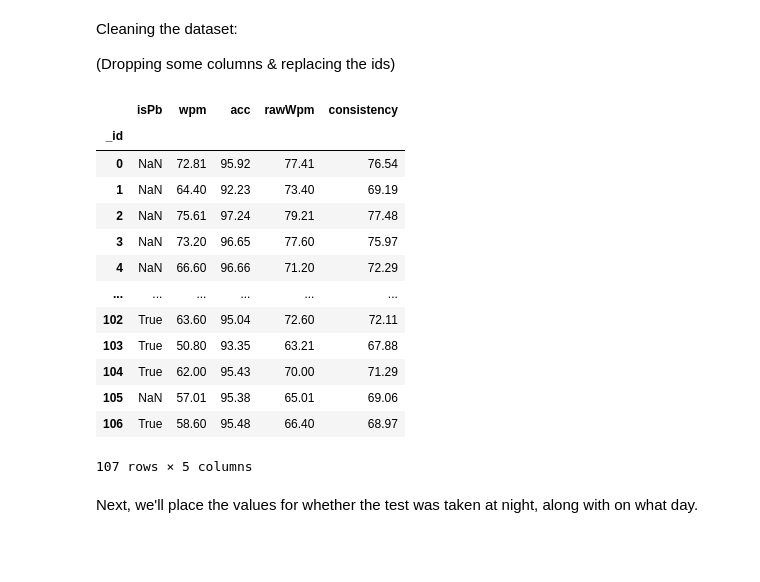
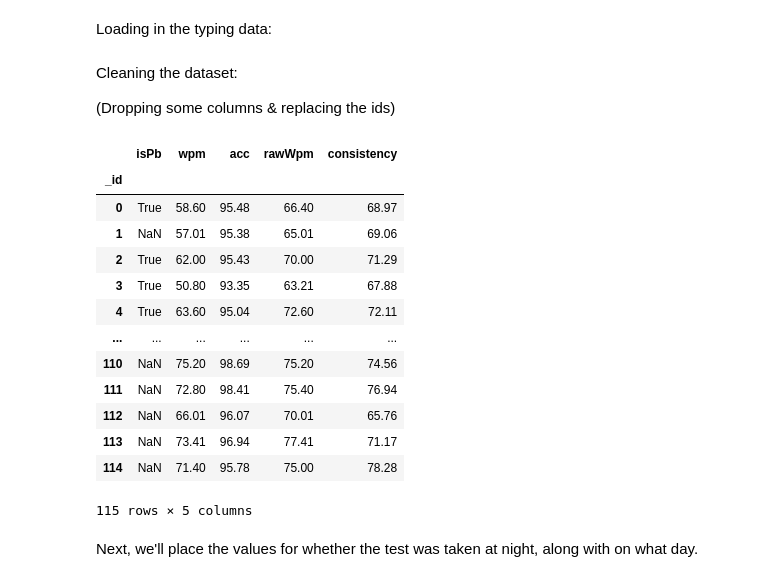
Before and after one commit to noahbarron/GonzagaCPSC222-final-project, a Jupyter notebook: FinalProject.ipynb, the cells around one changed output. Saved outputs shown, nothing was run; the diff lists cells and outputs as text; code cells hidden in the pictures; blank space fills up the shorter version.

```diff
--- a/FinalProject.ipynb
+++ b/FinalProject.ipynb
@@ -9,40 +24,50 @@ Loading in the typing data:
+# %% [markdown]
+Loading in the typing data:
 # %%
+import utils
+
 import pandas as pd
 
-typing_df = pd.read_csv("typing_4-19-26.csv")
+typing_df = pd.read_csv("typing_4-29-26.csv")
 # %% [markdown]
 Cleaning the dataset:
 
 (Dropping some columns & replacing the ids)
 # %%
+# reversing the order of the dataframe from newest -> oldest to oldest -> newest
+# Source: “Reverse the Rows of a Pandas Data Frame?” Tutorialspoint.com, 2026,
+#         www.tutorialspoint.com/article/reverse-the-rows-of-a-pandas-data-frame.
+typing_df = typing_df[::-1]
+
 remove_cols = ["charStats", "mode", "mode2", "quoteLength", "restartCount", "afkDuration",
                "incompleteTestSeconds", "punctuation", "numbers", "language", "funbox",
                "difficulty", "lazyMode", "blindMode", "bailedOut", "tags", "testDuration",
                "timestamp"]
 
 typing_df = typing_df.drop(columns=remove_cols)
 
 # replacing the ids with numbers 0 to n:
-for i in range(typing_df["_id"].size):
-    typing_df.loc[i, "_id"] = i
+size = typing_df["_id"].size
+for i in range(size):
+    typing_df.loc[size - i - 1, "_id"] = i
 
 # setting the ids as the index:
 typing_df.set_index("_id")
 # %% [output]
 |  | isPb | wpm | acc | rawWpm | consistency |
 | _id |  |  |  |  |  |
-| 0 | NaN | 72.81 | 95.92 | 77.41 | 76.54 |
-| 1 | NaN | 64.40 | 92.23 | 73.40 | 69.19 |
-| 2 | NaN | 75.61 | 97.24 | 79.21 | 77.48 |
-| 3 | NaN | 73.20 | 96.65 | 77.60 | 75.97 |
-| 4 | NaN | 66.60 | 96.66 | 71.20 | 72.29 |
+| 0 | True | 58.60 | 95.48 | 66.40 | 68.97 |
+| 1 | NaN | 57.01 | 95.38 | 65.01 | 69.06 |
+| 2 | True | 62.00 | 95.43 | 70.00 | 71.29 |
+| 3 | True | 50.80 | 93.35 | 63.21 | 67.88 |
+| 4 | True | 63.60 | 95.04 | 72.60 | 72.11 |
 | ... | ... | ... | ... | ... | ... |
-| 102 | True | 63.60 | 95.04 | 72.60 | 72.11 |
-| 103 | True | 50.80 | 93.35 | 63.21 | 67.88 |
-| 104 | True | 62.00 | 95.43 | 70.00 | 71.29 |
-| 105 | NaN | 57.01 | 95.38 | 65.01 | 69.06 |
-| 106 | True | 58.60 | 95.48 | 66.40 | 68.97 |
+| 110 | NaN | 75.20 | 98.69 | 75.20 | 74.56 |
+| 111 | NaN | 72.80 | 98.41 | 75.40 | 76.94 |
+| 112 | NaN | 66.01 | 96.07 | 70.01 | 65.76 |
+| 113 | NaN | 73.41 | 96.94 | 77.41 | 71.17 |
+| 114 | NaN | 71.40 | 95.78 | 75.00 | 78.28 |
-107 rows × 5 columns
+115 rows × 5 columns
 # %% [markdown]
 Next, we'll place the values for whether the test was taken at night, along with on what day.
 # %%
```
Also changed, not shown: parts of 6 cells of this notebook, 2 other files.
